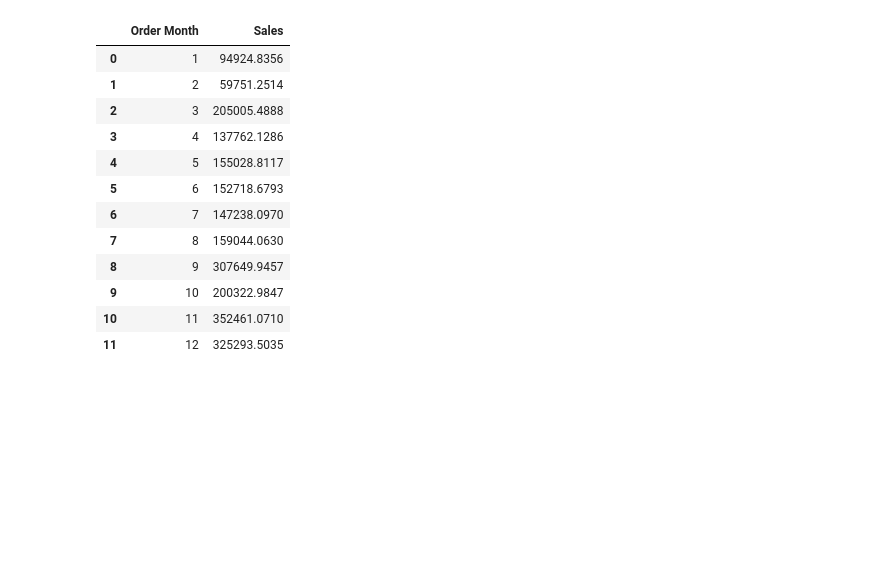
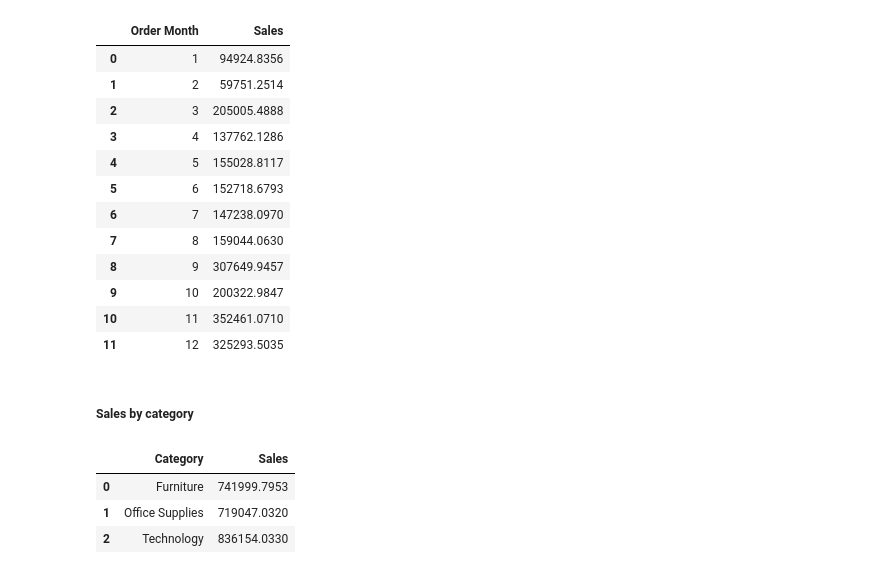
Before and after one commit to shiva3994/Practice, a Jupyter notebook: Daily Python/L_Superstore_report.ipynb, the cells around one changed output. Drawn from its saved outputs; the diff is of its cells as text; code cells hidden in the pictures; blank space fills up the shorter version.

```diff
--- a/Daily Python/L_Superstore_report.ipynb
+++ b/Daily Python/L_Superstore_report.ipynb
@@ -177,3 +177,14 @@ fig = px.line(sales_by_month,
               title = 'Monthly Sales Analysis')
 
 fig.show()
+# %% [markdown]
+##### Sales by category
+# %%
+sales_by_category = data.groupby('Category')['Sales'].sum().reset_index()
+# %%
+sales_by_category
+# %% [output]
+|  | Category | Sales |
+| 0 | Furniture | 741999.7953 |
+| 1 | Office Supplies | 719047.0320 |
+| 2 | Technology | 836154.0330 |
```
Also changed, not shown: parts of 1 cell of this notebook.
